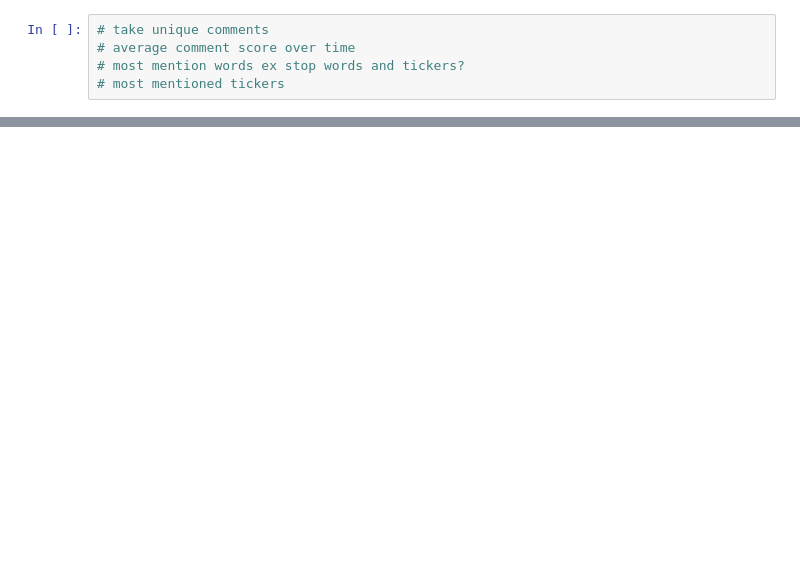
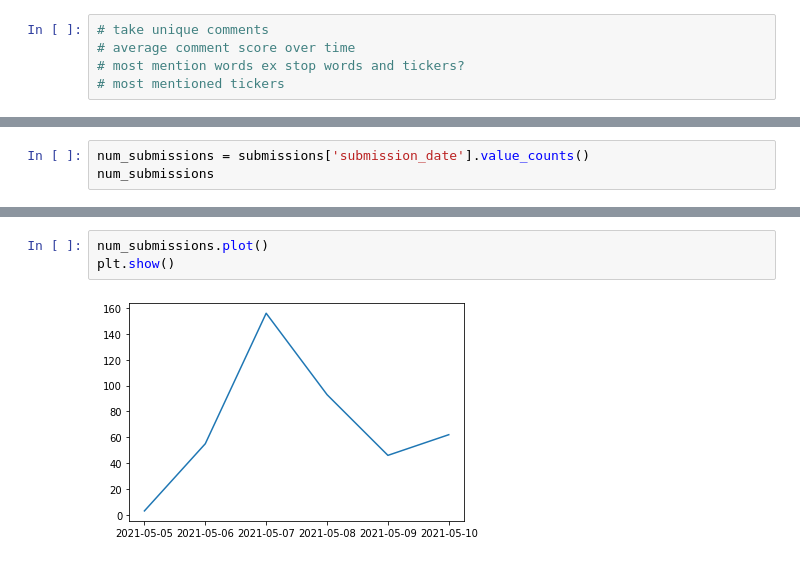
Before and after one commit to jbell1991/reddit-scraping, a Jupyter notebook: data-analysis.ipynb, the cells around one changed output, grey strips where cells are left out. Drawn from its saved outputs; the diff is of its cells as text; blank space fills up the shorter version.

```diff
--- a/data-analysis.ipynb
+++ b/data-analysis.ipynb
@@ -89,0 +128,3 @@ comments.head()
+# %%
+num_submissions = submissions['submission_date'].value_counts()
+num_submissions
@@ -89,0 +168,5 @@ comments.head()
+# %%
+num_submissions.plot()
+plt.show()
+# %% [output]
+[figure, added]
```
Also changed, not shown: parts of 22 cells of this notebook, 1 other file.
